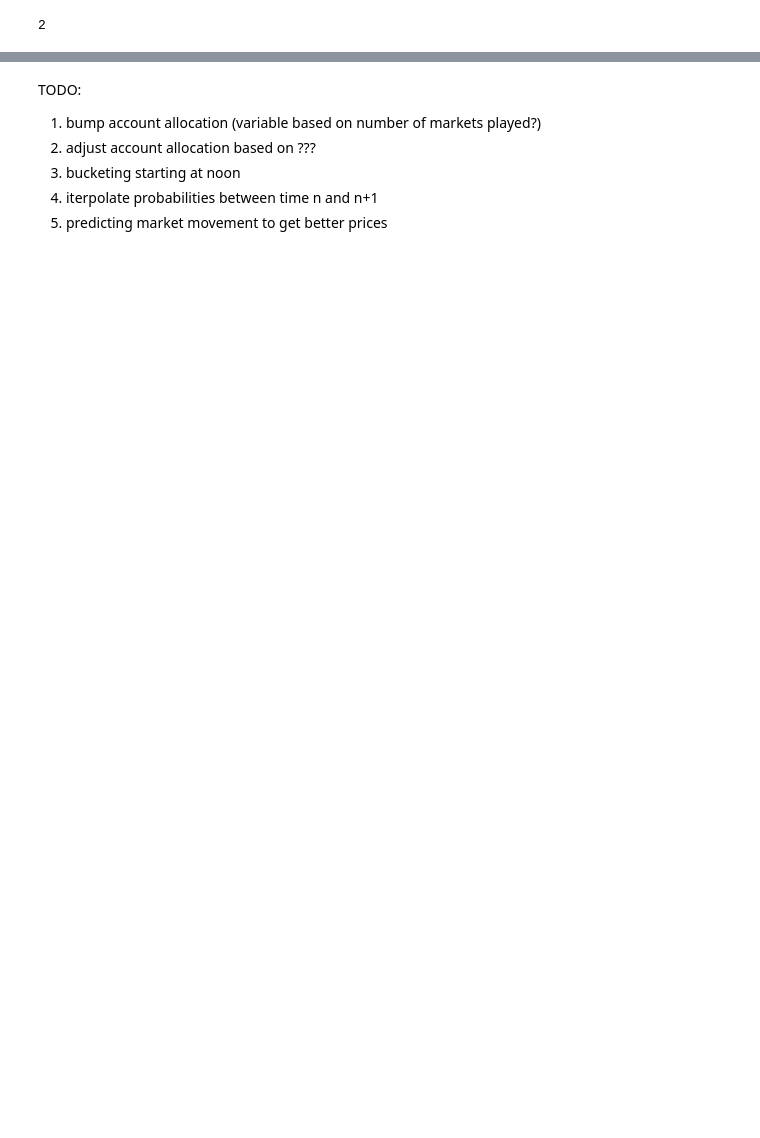
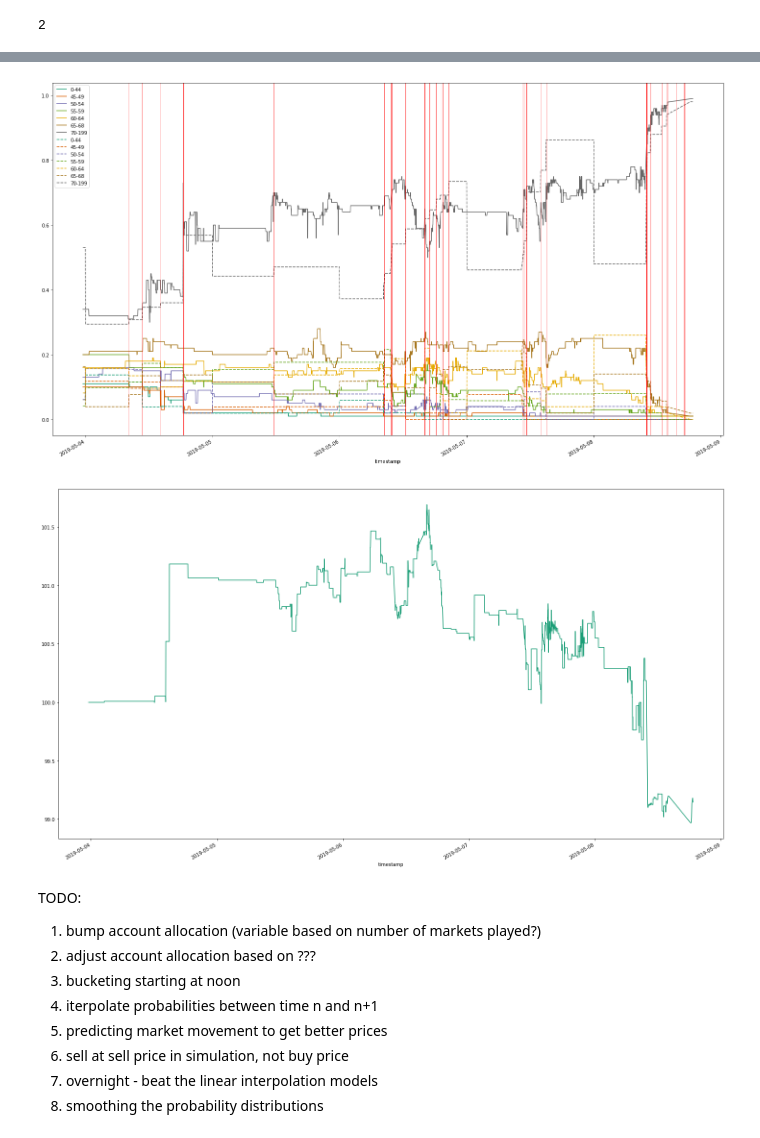
Before and after one commit to mng12689/predictit, a Jupyter notebook: Untitled-Copy1.ipynb, the cells around one changed output, grey strips where cells are left out. Cells and saved outputs as stored; diff of their text form; code cells hidden in the pictures; blank space fills up the shorter version.

```diff
--- a/Untitled-Copy1.ipynb
+++ b/Untitled-Copy1.ipynb
@@ -965,3 +943,8 @@ pd.read_csv("data/simulations/@vp/5478/orders.csv")
+# %%
+graph_simulation("@potus", 5479)
+# %% [output]
+[figure, added]
+[figure, added]
 # %% [markdown]
 TODO:
 1. bump account allocation (variable based on number of markets played?)
@@ -969,3 +952,6 @@ TODO:
 3. bucketing starting at noon
 4. iterpolate probabilities between time n and n+1
 5. predicting market movement to get better prices
+6. sell at sell price in simulation, not buy price
+7. overnight - beat the linear interpolation models
+8. smoothing the probability distributions
```
Also changed, not shown: parts of 20 cells of this notebook, 1 other file.
